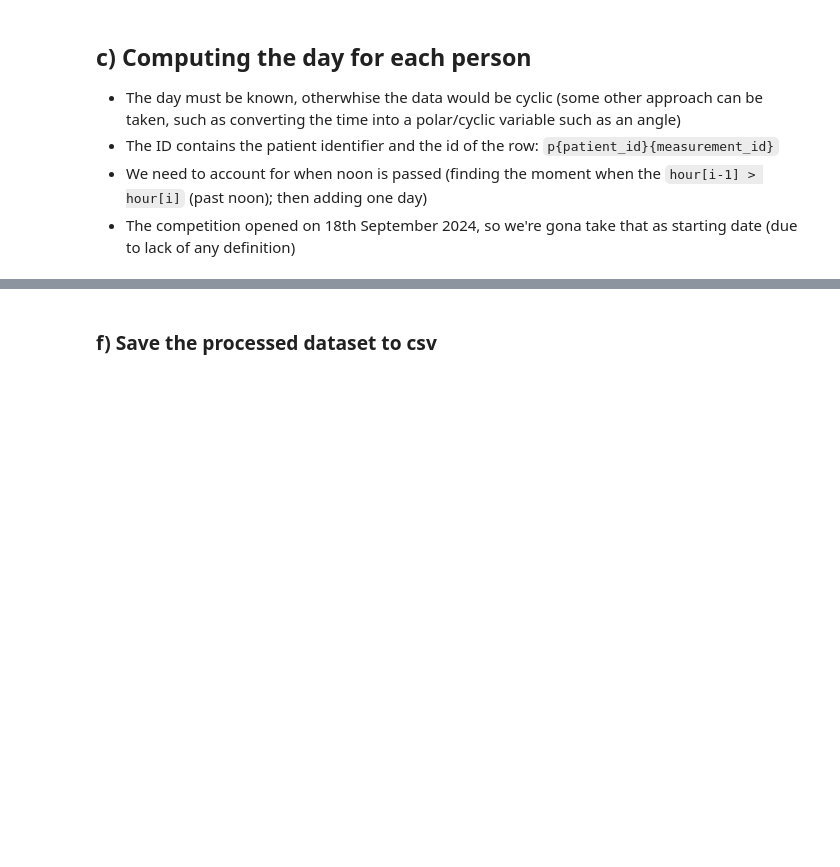
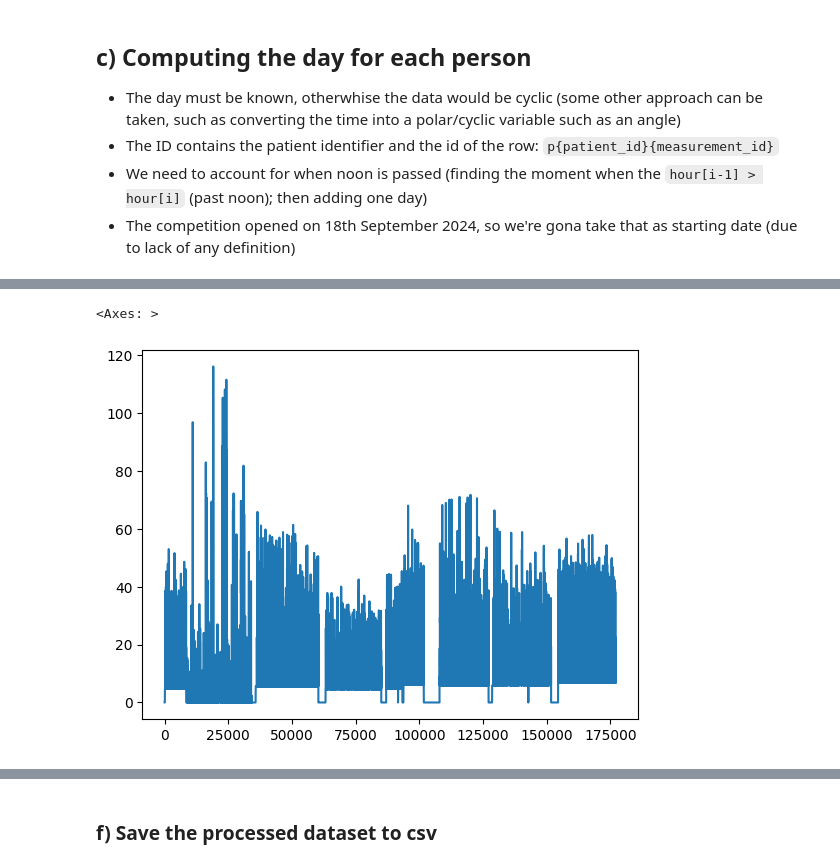
Before and after one commit to mihaiBront/SJK006-BigdataFinalProject_DiabetesGlucosePrediction, a Jupyter notebook: 1_FamiliarizationWithData_And_DataReduction.ipynb, the cells around one changed output, grey strips where cells are left out. Drawn from its saved outputs; the diff is of its cells as text; code cells hidden in the pictures; blank space fills up the shorter version.

```diff
--- a/1_FamiliarizationWithData_And_DataReduction.ipynb
+++ b/1_FamiliarizationWithData_And_DataReduction.ipynb
@@ -308,0 +259,6 @@ df_edited.drop(columns=[col for col in df_edited.columns if 'activity' in col.lo
+# %%
+listColumns = sorted(filter(lambda x: "steps-" in x, df_edited.columns))
+print(len(listColumns), listColumns)
+
+columnsGroup = [listColumns[i: i+3] for i in range(0, len(listColumns), 3)]
+print(columnsGroup)
@@ -308,0 +268,4 @@ df_edited.drop(columns=[col for col in df_edited.columns if 'activity' in col.lo
+# %%
+for set_cols in columnsGroup:
+    df_edited[set_cols[0]] = df_edited[set_cols].fillna(0.0).sum(axis=1)
+    df_edited.drop(columns=set_cols[1:], inplace=True)
@@ -308,0 +279,6 @@ df_edited.drop(columns=[col for col in df_edited.columns if 'activity' in col.lo
+# %%
+listColumns = sorted(filter(lambda x: "cals-" in x, df_edited.columns))
+print(len(listColumns), listColumns)
+
+columnsGroup = [listColumns[i: i+3] for i in range(0, len(listColumns), 3)]
+print(columnsGroup)
@@ -308,0 +288,4 @@ df_edited.drop(columns=[col for col in df_edited.columns if 'activity' in col.lo
+# %%
+for set_cols in columnsGroup:
+    df_edited[set_cols[0]] = df_edited[set_cols[0]].fillna(0.0)
+    df_edited.drop(columns=set_cols[1:], inplace=True)
@@ -308,0 +308,5 @@ df_edited.drop(columns=[col for col in df_edited.columns if 'activity' in col.lo
+# %%
+df_edited["cals-0:00"].plot()
+# %% [output]
+<Axes: >
+[figure, added]
```
Also changed, not shown: parts of 73 cells of this notebook, 7 other files.
